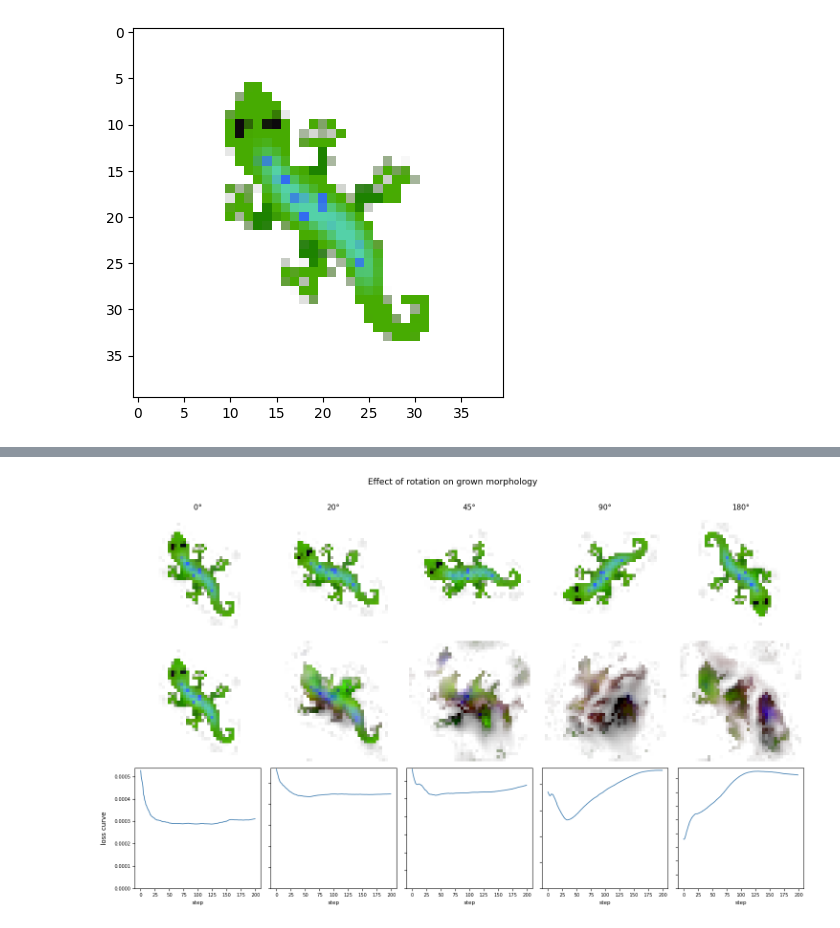
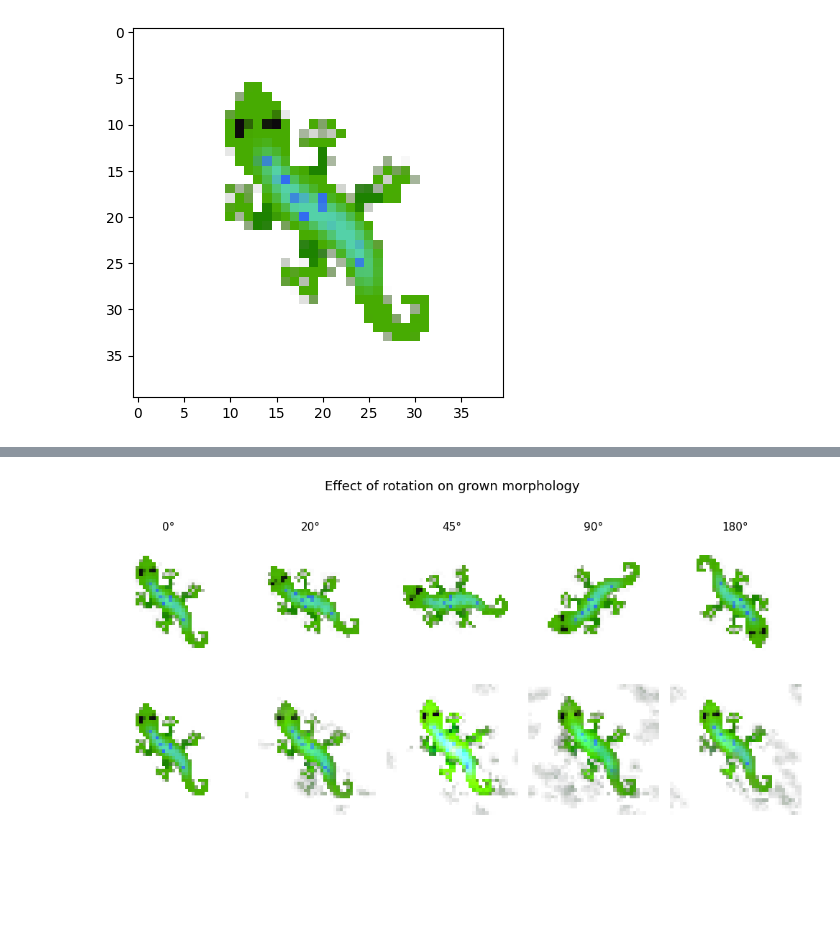
Before and after one commit to lshofsl/Thesis, a Jupyter notebook: NCA_mod.ipynb, the cells around one changed output, grey strips where cells are left out. Cells and saved outputs as stored; diff of their text form; code cells hidden in the pictures; blank space fills up the shorter version.

```diff
--- a/NCA_mod.ipynb
+++ b/NCA_mod.ipynb
@@ -63,7 +63,7 @@ GENE_COUNT = 3 #@param {type:"integer"} <-- Number of gene channels to use for "
 RECURRENT_CHANNELS = 3 #@param {type:"integer"} <-- Number of channels for RA computation, these channels are not updated by the NCA and are only used for recurrent processing
 MODULATORY_OUTPUT = 3 #@param {type:"integer"} <-- Number of channels for modulatory output, these channels are not updated  and only show the output of the NCA
 POOL_SIZE = 2666 #@param {type:"integer"}<--- NCA training pool size, lower values train faster but are less stable
-TRAINING_ITERS = 10000  #@param {type:"integer"}<-- Number of trainign iterations
+TRAINING_ITERS = 8000  #@param {type:"integer"}<-- Number of trainign iterations
 HIDDEN_SIZE = 64 #@param {type:"integer"}<--- NCA hidden size
 
 style = """
@@ -140,7 +140,7 @@ Path: Trained_models/NCA already exists, all OK!
 #@title Initialise NCA { vertical-output: true}
 base = image.tile(BATCH_SIZE, 1, 1, 1).to(DEVICE)
 loss_log = []
-nca = NCA_onlymod(public=16, m_dim=3, hidden_n=HIDDEN_SIZE, m_mode='feedforward')
+nca = NCA_onlymod(public=16, m_dim=3, hidden_n=HIDDEN_SIZE, m_mode='fixed')
 nca = nca.to(DEVICE)
 optim = torch.optim.AdamW(nca.parameters(), lr=1e-3)
 scheduler = torch.optim.lr_scheduler.StepLR(optim, step_size=2000, gamma=0.3)
@@ -266,7 +297,7 @@ del nca
 del optim
 torch.cuda.empty_cache()
 # %%
-nca = NCA_onlymod(public=16, m_dim=3, hidden_n=HIDDEN_SIZE, m_mode='feedforward')
+nca = NCA_onlymod(public=16, m_dim=3, hidden_n=HIDDEN_SIZE, m_mode='fixed')
 nca.load_state_dict(torch.load("Trained_models/NCA/NCA_onlymod.pth"))
 nca.to(DEVICE).eval()
 # %% [output]
@@ -453,13 +473,0 @@ plt.show()
-# %%
-plt.figure(figsize=(7, 7))
-snap_indices_to_show = [1, len(hidden_layers)//2, len(hidden_layers)-1]
-colors = ['tab:blue', 'tab:orange', 'tab:green']
-for si, color in zip(snap_indices_to_show, colors):
-    proj = pca.transform(hidden_layers[si])
-    plt.scatter(proj[:, 0], proj[:, 1], alpha=0.15, s=5, color=color,
-                label=f"iter {hidden_layers_iters[si]}")
-plt.legend()
-plt.xlabel("PC1")
-plt.ylabel("PC2")
-plt.title("Hidden state distribution: early vs. mid vs. late training")
-plt.show()
@@ -615,10 +621,10 @@ def visualize_rotation_effect(nca, x_grown, base, angles=[0, 20, 45, 90, 180],
     3. Show: rotated state, state after rollout, reconstruction loss curve
     """
     n_angles = len(angles)
-    fig, axes = plt.subplots(3, n_angles, figsize=(3 * n_angles, 9))
+    fig, axes = plt.subplots(2, n_angles, figsize=(2 * n_angles, 5))
     fig.suptitle("Effect of rotation on grown morphology", fontsize=13, y=1.01)
 
-    row_labels = ['rotated input', f'after {rollout_steps} steps', 'loss curve']
+    row_labels = ['rotated input', f'after {rollout_steps} steps']
     for row, label in enumerate(row_labels):
         axes[row, 0].set_ylabel(label, fontsize=10, rotation=90, labelpad=10)
 
@@ -628,42 +634,35 @@ def visualize_rotation_effect(nca, x_grown, base, angles=[0, 20, 45, 90, 180],
         # 1. Rotate full state tensor
         x_rot = TF.rotate(x_grown.clone(), angle=angle)
 
         # 2. Show rotated RGBA immediately
-        img_rot = x_rot[0, :4].permute(1, 2, 0).cpu().clamp(0, 1).numpy()
+        img_rot = x_rot[0, :4].permute(1, 2, 0).detach().cpu().clamp(0, 1).numpy()
         axes[0, col].imshow(img_rot)
         axes[0, col].axis('off')
 
         # 3. Run rollout from rotated state
         losses = []
         x_cur = x_rot.clone()
         with torch.no_grad():
             for t in range(rollout_steps):
                 # Baseline NCA: only returns x (no phase/amplitude)
                 x_cur = nca(x_cur)
                 live_mask = (base[:, 3:4] > 0.1).float()
                 loss = ((base - x_cur[:, :4])*live_mask).pow(2).mean().item()
                 losses.append(loss)
 
         # 4. Show final state
         img_final = x_cur[0, :4].permute(1, 2, 0).cpu().clamp(0, 1).numpy()
         axes[1, col].imshow(img_final)
         axes[1, col].axis('off')
 
-        # 5. Loss curve
-        axes[2, col].plot(losses, linewidth=1.2, color='steelblue')
-        axes[2, col].set_xlabel('step', fontsize=8)
-        axes[2, col].tick_params(labelsize=7)
-        axes[2, col].set_ylim(bottom=0)
-        if col > 0:
-            axes[2, col].set_yticklabels([])
 
     plt.tight_layout()
     plt.show()
 
 # Usage — x should be your fully grown state (1, CHANNELS, H, W)
 visualize_rotation_effect(nca, x, base, angles=[0, 20, 45, 90, 180])
 # %% [output]
-[figure, old version]
+[figure, new version]
 # %%
 del nca
 torch.cuda.empty_cache()
```
Also changed, not shown: parts of 11 cells of this notebook.
